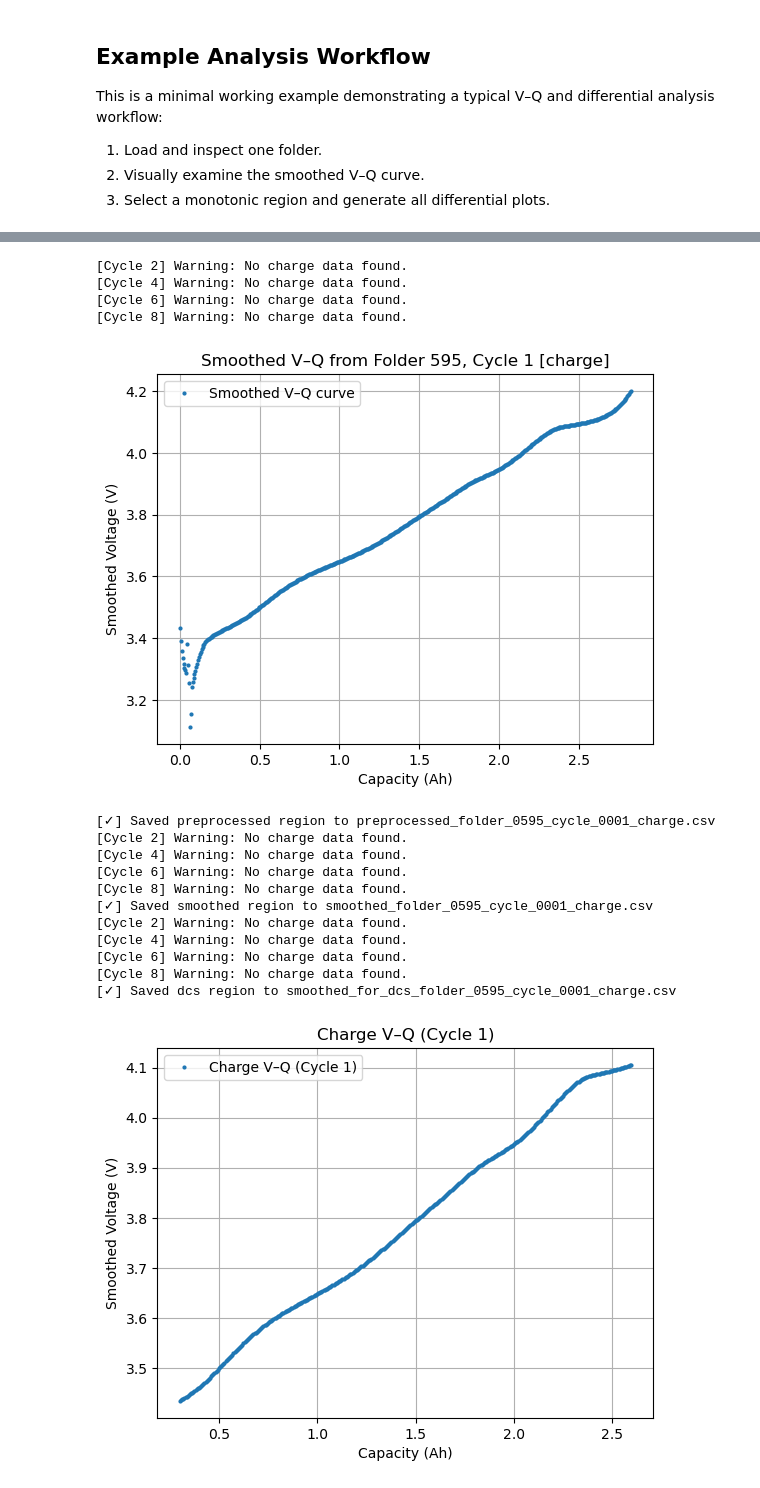
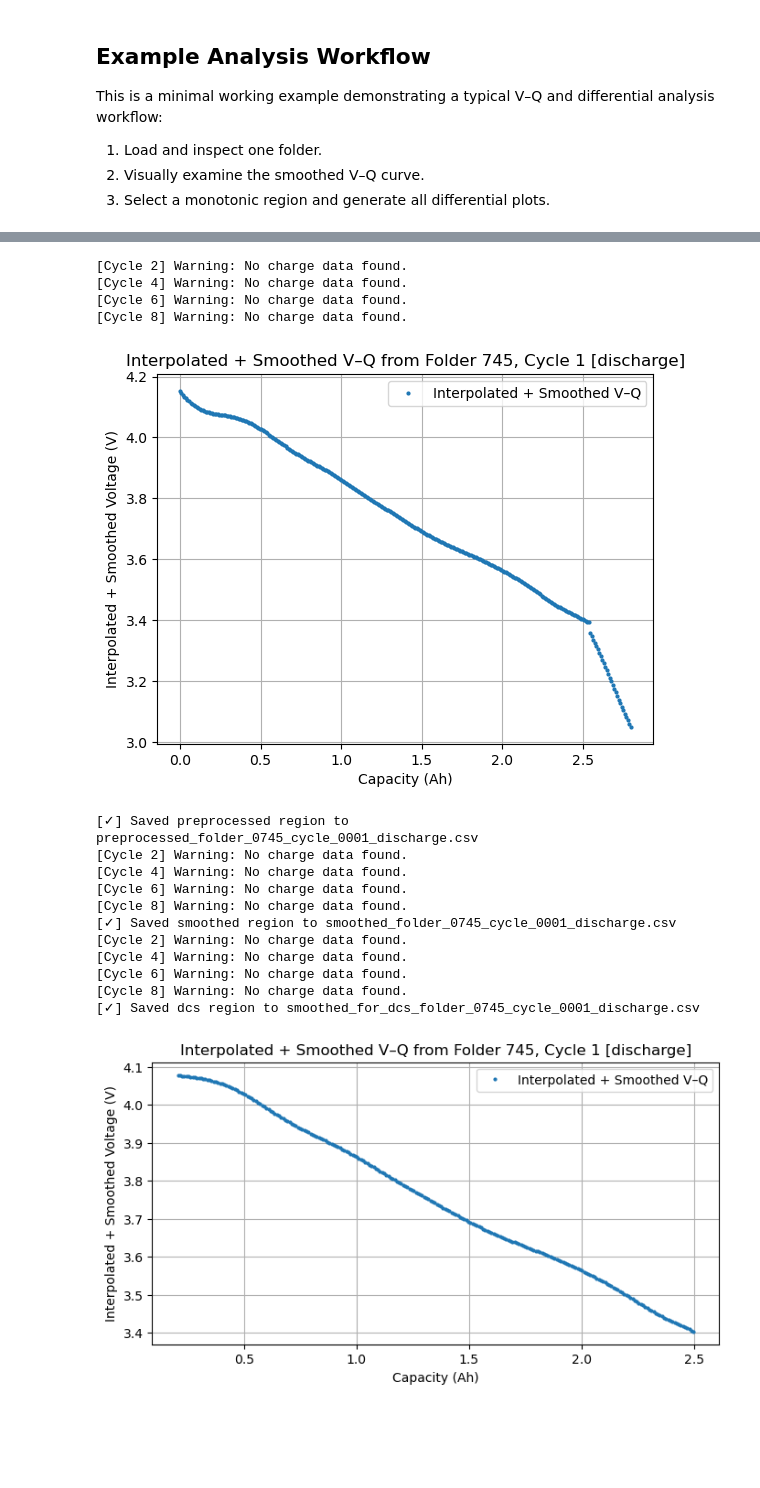
Before and after one commit to May-Cui/battery-analysis-project, a Jupyter notebook: Notebooks/analyse_Borealis_dqdv.ipynb, the cells around one changed output, grey strips where cells are left out. Saved outputs shown, nothing was run; the diff lists cells and outputs as text; code cells hidden in the pictures; blank space fills up the shorter version.

```diff
--- a/Notebooks/analyse_Borealis_dqdv.ipynb
+++ b/Notebooks/analyse_Borealis_dqdv.ipynb
@@ -565,7 +576,7 @@ def plot_raw_derivative(df_dcs, folder_no, cycle_no, process, **kwargs):
     axes[1].legend()
 
     plt.tight_layout()
-    plt.show()
+    return fig
 # %% [markdown]
 ## Compute and Plot Derivatives from Smoothed Curve
 
@@ -615,7 +626,7 @@ def plot_sm_derivative(df_sm, folder_no, cycle_no, process, eps, save=True, **kw
         df.to_csv(output_data_path / file_name, index=False)
         print(f"[✓] Updated file saved with gradient columns: {file_name}")
 
-    return df
+    return df, fig
 # %% [markdown]
 ## Compute and Plot Derivatives from Preprocessed Curve
 
@@ -664,7 +675,7 @@ def plot_pre_derivative(df_pre, folder_no, cycle_no, process, eps, save=True, **
         df_pre.to_csv(output_data_path / file_name, index=False)
         print(f"[✓] Saved preprocessed file with gradients: {file_name}")
 
-    return df_pre
+    return df_pre, fig
 # %% [markdown]
 ## Compute and Plot DCS (Differential Coulometry)
 
@@ -708,14 +719,15 @@ def plot_dcs_from_smoothed(df_dcs, folder_no, cycle_no, process, eps, save=True,
     plt.title(title)
     plt.grid(True)
     plt.legend()
-    plt.show()
+
+    fig = plt.gcf()
 
     if save:
         file_name = f"smoothed_for_dcs_folder_{folder_no:04d}_cycle_{cycle_no:04d}_{process}.csv"
         df_sm.to_csv(output_data_path / file_name, index=False)
         print(f"[✓] Updated file saved with DCS column: {file_name}")
 
-    return df_sm
+    return df_sm, fig
 # %% [markdown]
 ## Visual Selection of V–Q Region
 
@@ -863,37 +899,52 @@ plot_selected_vq(
 # %%
 # Full pipeline: save region and plot all differential curves
 plot_all_from_qrange(
-    cycle_no=1,
-    q_min=0.3,
-    q_max=2.6,
-    process='charge',
+    cycle_no=1, # the specific cycle chosen to be evaluated here within the folder
 
-    min_seg_length=50,
-    min_v_variation=10,
-    no_points=500,
-    window=15,
-    polyorder=3,
-    eps=1e-5,
+    # Monotonic segment range, chosen manually
+    q_min=0.2,
+    q_max=2.5,
 
+    # str, Segment type
+    process='discharge',
+
+    # to filter out valid cycles in each folder
+    min_seg_length=50, # int, Minimum number of points in a valid segment
+    min_v_variation=10, # int, Minimum number of unique voltage values
+
+    # Interpolation
+    no_points=300, # int, Points to interpolate for uniform spacing
+
+    # Smoothing - Savitzky-Golay filter
+    window=55, # int, Window size (must be odd)
+    polyorder=3, # int, Polynomial order
+
+    # Gradient
+    eps=1e-6, # Threshold to avoid division by near-zero
+
+    # Saving and displaying
+    save=False, show=True, dpi=600,
+
+    # **kwargs
     linestyle='none',
     marker='o',
     markersize=2
 )
 # %% [output]
 [Cycle 2] Warning: No charge data found.
 [Cycle 4] Warning: No charge data found.
 [Cycle 6] Warning: No charge data found.
 [Cycle 8] Warning: No charge data found.
-[figure, old version]
+[figure, new version]
-[✓] Saved preprocessed region to preprocessed_folder_0595_cycle_0001_charge.csv
+[✓] Saved preprocessed region to preprocessed_folder_0745_cycle_0001_discharge.csv
 [Cycle 2] Warning: No charge data found.
 [Cycle 4] Warning: No charge data found.
 [Cycle 6] Warning: No charge data found.
 [Cycle 8] Warning: No charge data found.
-[✓] Saved smoothed region to smoothed_folder_0595_cycle_0001_charge.csv
+[✓] Saved smoothed region to smoothed_folder_0745_cycle_0001_discharge.csv
 [Cycle 2] Warning: No charge data found.
 [Cycle 4] Warning: No charge data found.
 [Cycle 6] Warning: No charge data found.
 [Cycle 8] Warning: No charge data found.
-[✓] Saved dcs region to smoothed_for_dcs_folder_0595_cycle_0001_charge.csv
+[✓] Saved dcs region to smoothed_for_dcs_folder_0745_cycle_0001_discharge.csv
-[figure, old version]
+[figure, new version]
```
Also changed, not shown: parts of 9 cells of this notebook.
